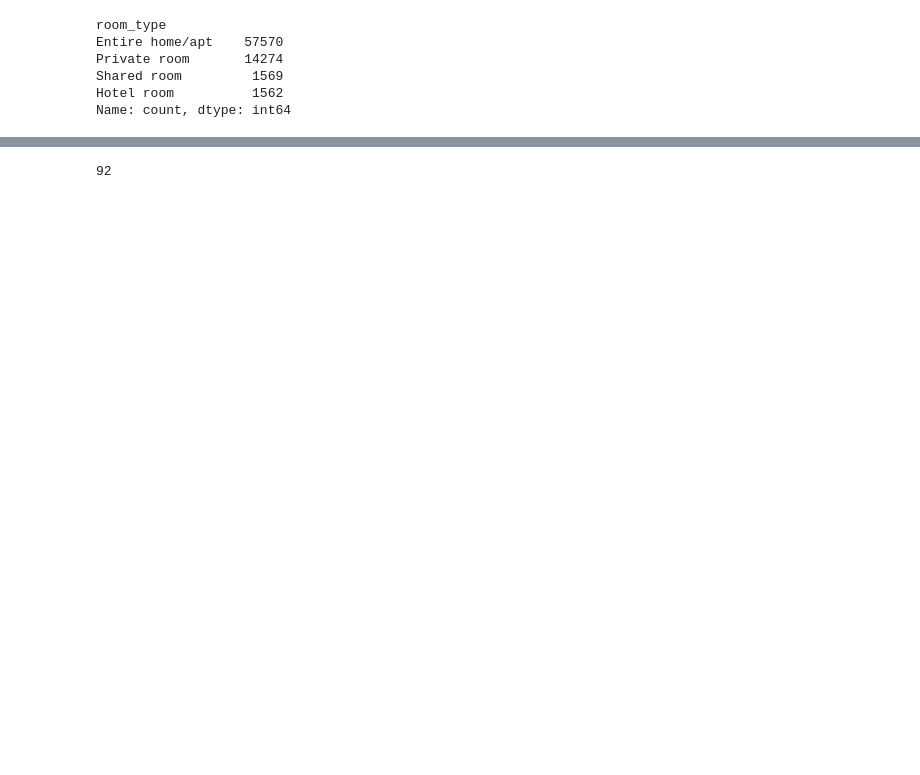
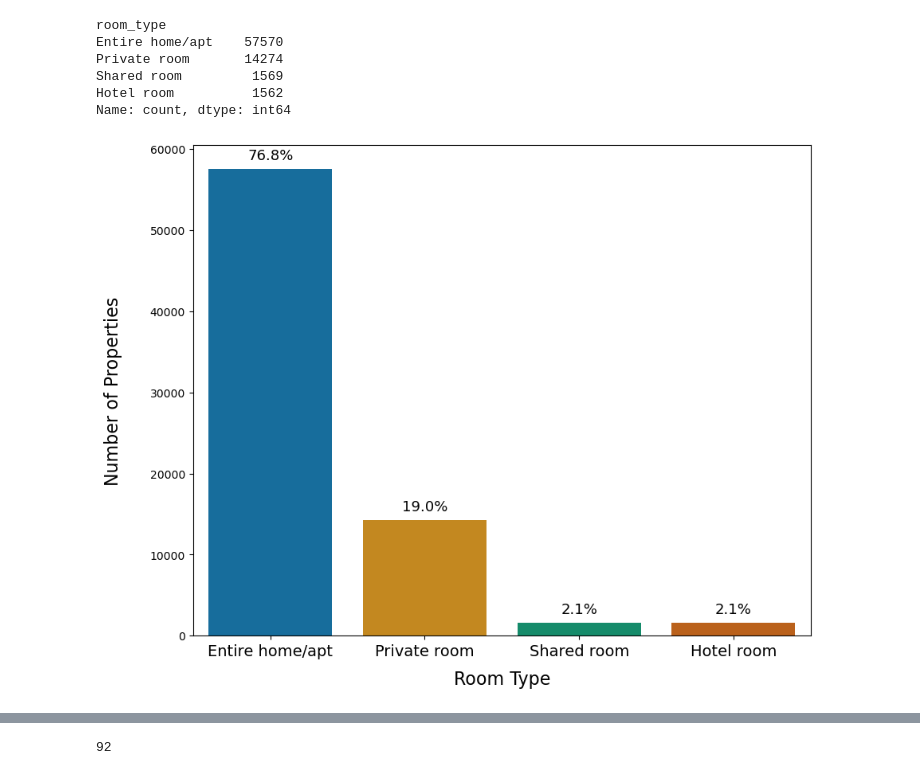
Before and after one commit to hthota1/Airbnb-Recommendation-System-Japan, a Jupyter notebook: airbnb_analysis.ipynb, the cells around one changed output, grey strips where cells are left out. Cells and saved outputs as stored; diff of their text form; code cells hidden in the pictures; blank space fills up the shorter version.

```diff
--- a/airbnb_analysis.ipynb
+++ b/airbnb_analysis.ipynb
@@ -347,3 +363,23 @@ Private room       14274
 Shared room         1569
 Hotel room          1562
 Name: count, dtype: int64
+# %%
+# Plot of Distribution of room_type
+plt.figure(figsize=(10,8))
+ax = sns.countplot(x='room_type', data=df, palette='colorblind')
+
+plt.xlabel('Room Type', labelpad=10, fontsize=16)
+plt.ylabel('Number of Properties', labelpad=25, fontsize=16)
+plt.xticks(fontsize=14)
+
+# Adding percentages above the bars
+total = len(df['room_type'])
+for p in ax.patches:
+    percentage = '{:.1f}%'.format(100 * p.get_height() / total)
+    x = p.get_x() + p.get_width() / 2
+    y = p.get_height() + (0.01 * total)
+    ax.annotate(percentage, (x, y), ha='center', va='bottom', fontsize=13, color='black')
+
+plt.show()
+# %% [output]
+[figure, added]
```
Also changed, not shown: parts of 148 cells of this notebook.
